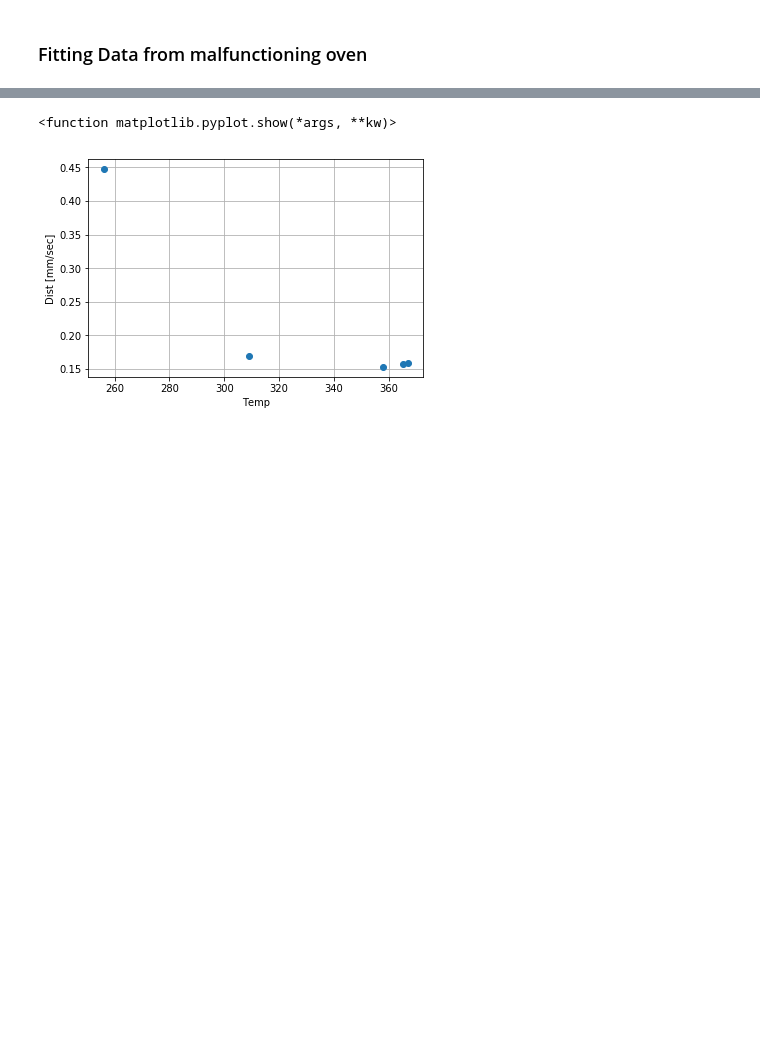
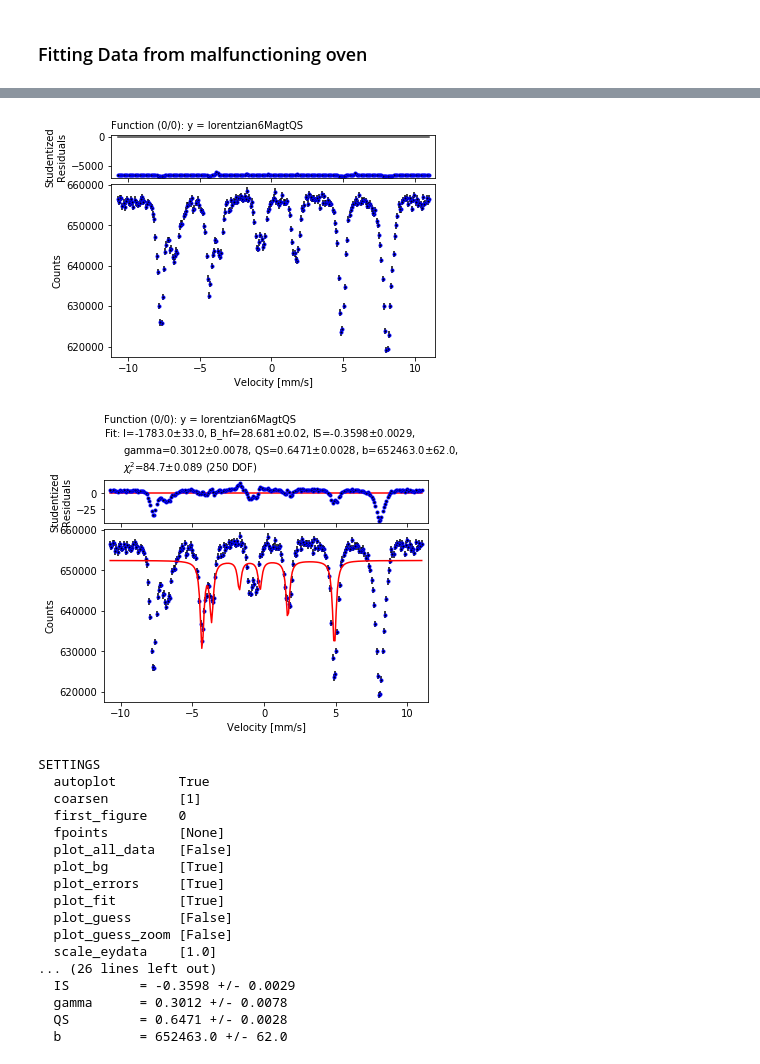
Before and after one commit to eklem1/ModernLab, a Jupyter notebook: TempMag.ipynb, the cells around one changed output, grey strips where cells are left out. Drawn from its saved outputs; the diff is of its cells as text; code cells hidden in the pictures; blank space fills up the shorter version.

```diff
--- a/TempMag.ipynb
+++ b/TempMag.ipynb
@@ -225,19 +309,60 @@ tempPoints[2].append(fit_T309[0][1][1])
 # %%
-#distance of calibration outside peaks
-cal = [5.31149, 0.00055]
+# #distance of calibration outside peaks
+# cal = [5.31149, 0.00055]
+# err = [np.abs(i) for i in tempPoints[2]]
 
-err = [np.abs(i) for i in tempPoints[2]]
+# plt.errorbar(tempPoints[0], np.abs(tempPoints[1]), yerr=0, linestyle=" ", marker="o")
+# # plt.axhline(cal[0], color='g')
 
-plt.errorbar(tempPoints[0], np.abs(tempPoints[1]), yerr=0, linestyle=" ", marker="o")
-# plt.axhline(cal[0], color='g')
+# # tempPoints[2]
 
-# tempPoints[2]
+# plt.grid()
+# plt.ylabel('Dist [mm/sec]')
+# plt.xlabel('Temp')
 
-plt.grid()
-plt.ylabel('Dist [mm/sec]')
-plt.xlabel('Temp')
-
-plt.show
+# plt.show
-# %% [output]
-<function matplotlib.pyplot.show(*args, **kw)>
-[figure, removed]
+# %%
+# Magnetite
+#QS we think, need added fitter
+data = np.loadtxt(".//data//Magnetite_Jan23_full.Asc", skiprows=0)
+data = np.transpose(data)
+data[1][511] = (data[1][510] + data[1][0])/2
+ydataerr = np.sqrt(data[1])
+
+dataL = [data[0][0:256], data[1][0:256], ydataerr[0:256]]
+
+velocities = chan_to_velo(dataL[0], m, b)
+
+guess = 'I=-3e4, B_hf=30, IS=0, gamma=0.1, QS=1.0, b=6e6'
+
+my_fitter = s.data.fitter()
+my_fitter.set(style_data = [{'marker': '.', 'color': 'black', 'ls': '', 'mec': 'b'}]\
+              , plot_guess=False, fpoints=None, xlabel = "Velocity [mm/s]" , ylabel = "Counts")
+
+my_fitter.set_functions(f=lorentzian6MagtQS, p=guess)
+
+my_fitter.set_data(xdata=velocities, ydata=dataL[1], eydata=dataL[2])
+my_fitter.fit()
+# print(my_fitter.get_fit_results())
+
+# results = [getFits_lor(my_fitter, 0), getFits_lor(my_fitter, 1), getFits_lor(my_fitter, 2)]
+# %% [output]
+[figure, added]
+[figure, added]
+SETTINGS
+  autoplot        True
+  coarsen         [1]
+  first_figure    0
+  fpoints         [None]
+  plot_all_data   [False]
+  plot_bg         [True]
+  plot_errors     [True]
+  plot_fit        [True]
+  plot_guess      [False]
+  plot_guess_zoom [False]
+  scale_eydata    [1.0]
+... (26 lines left out)
+  IS         = -0.3598 +/- 0.0029
+  gamma      = 0.3012 +/- 0.0078
+  QS         = 0.6471 +/- 0.0028
+  b          = 652463.0 +/- 62.0
```
Also changed, not shown: parts of 12 cells of this notebook, 4 other files.
